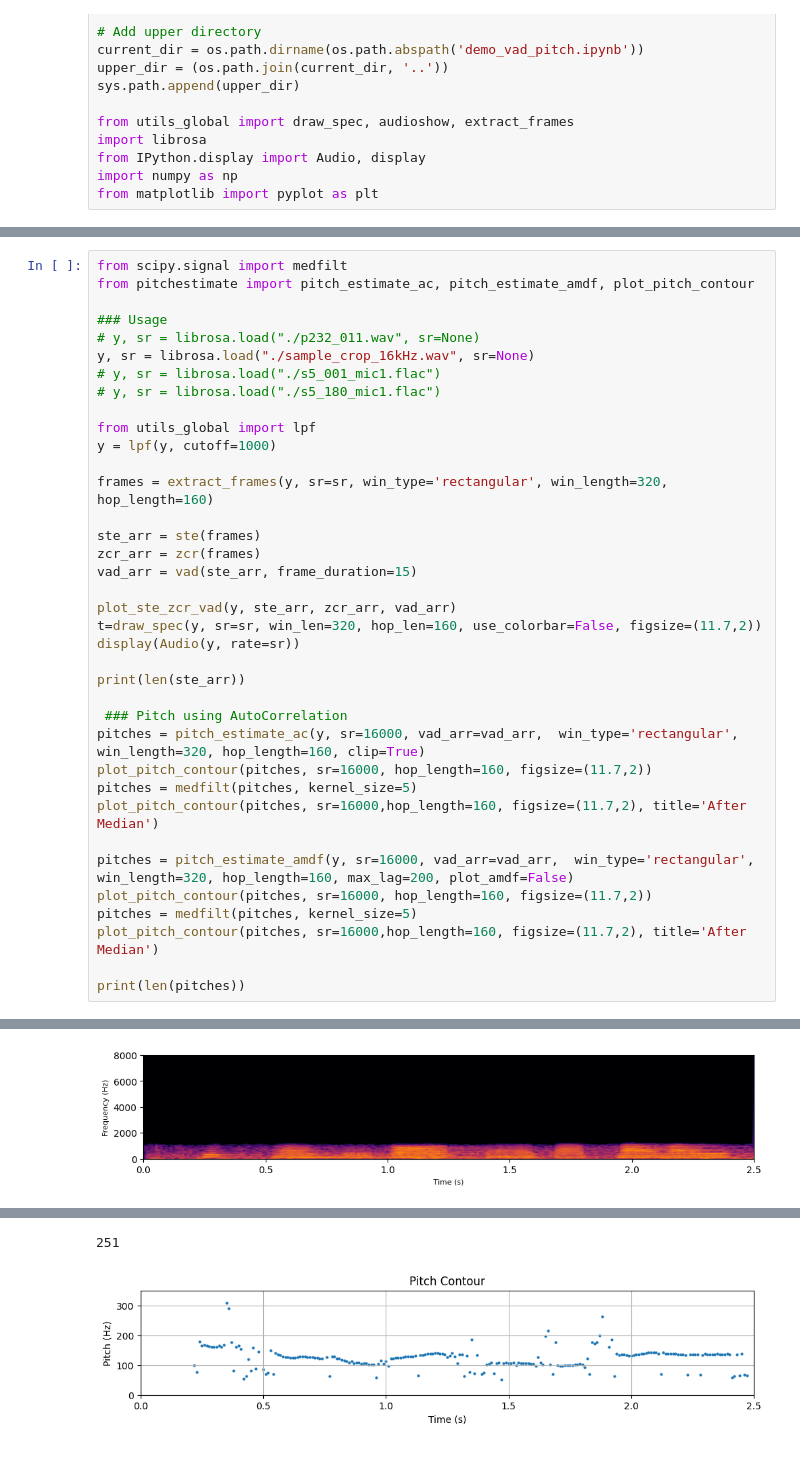
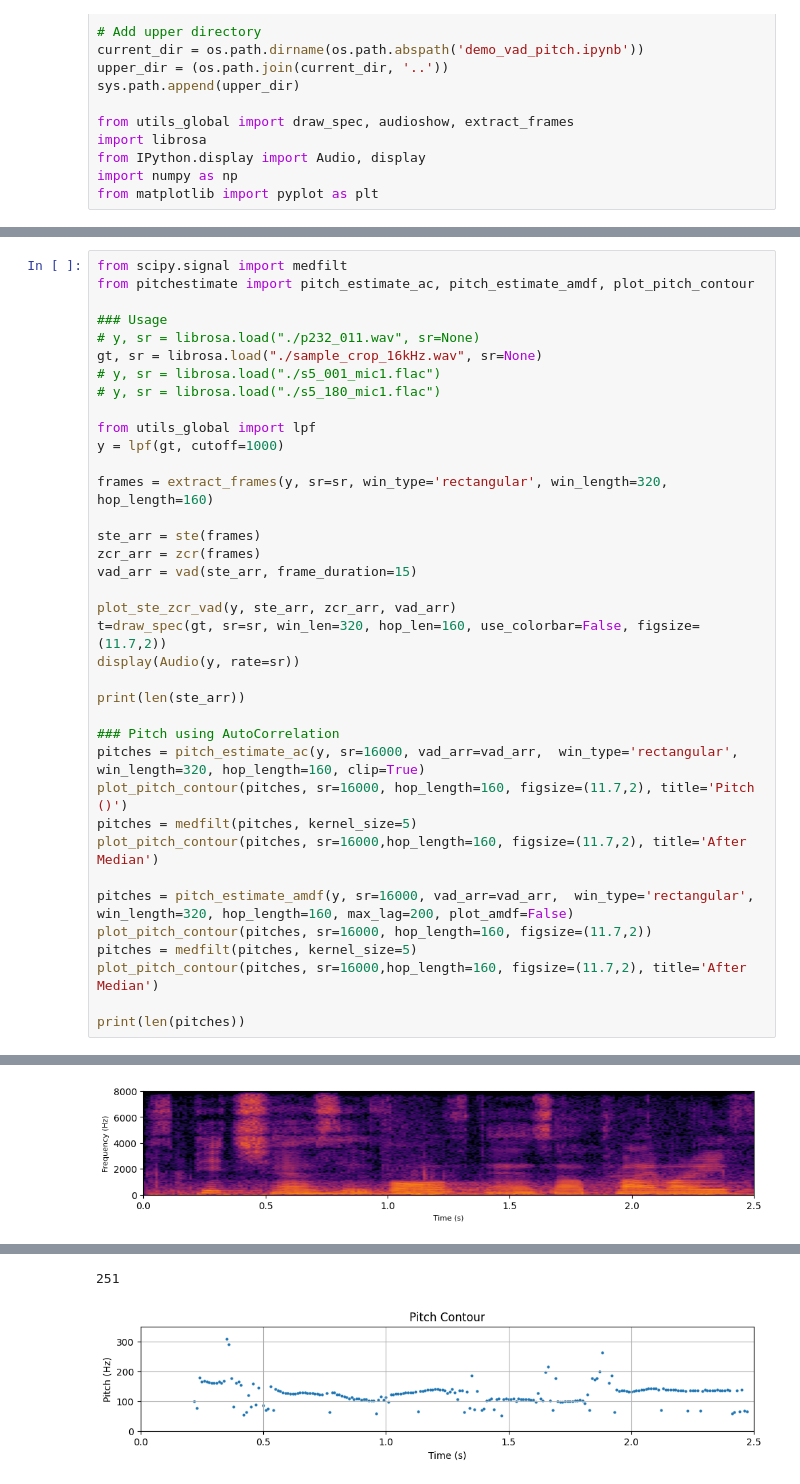
Before and after one commit to woongzip1/SSP, a Jupyter notebook: HW3/demo_vad_pitch.ipynb, the cells around one changed output, grey strips where cells are left out. Cells and saved outputs as stored; diff of their text form.

```diff
--- a/HW3/demo_vad_pitch.ipynb
+++ b/HW3/demo_vad_pitch.ipynb
@@ -31,40 +29,40 @@ from pitchestimate import pitch_estimate_ac, pitch_estimate_amdf, plot_pitch_con
 
 ### Usage
 # y, sr = librosa.load("./p232_011.wav", sr=None)
-y, sr = librosa.load("./sample_crop_16kHz.wav", sr=None)
+gt, sr = librosa.load("./sample_crop_16kHz.wav", sr=None)
 # y, sr = librosa.load("./s5_001_mic1.flac")
 # y, sr = librosa.load("./s5_180_mic1.flac")
 
 from utils_global import lpf
-y = lpf(y, cutoff=1000)
+y = lpf(gt, cutoff=1000)
 
 frames = extract_frames(y, sr=sr, win_type='rectangular', win_length=320, hop_length=160)
 
 ste_arr = ste(frames)
 zcr_arr = zcr(frames)
 vad_arr = vad(ste_arr, frame_duration=15)
 
 plot_ste_zcr_vad(y, ste_arr, zcr_arr, vad_arr)
-t=draw_spec(y, sr=sr, win_len=320, hop_len=160, use_colorbar=False, figsize=(11.7,2))
+t=draw_spec(gt, sr=sr, win_len=320, hop_len=160, use_colorbar=False, figsize=(11.7,2))
 display(Audio(y, rate=sr))
 
 print(len(ste_arr))
 
- ### Pitch using AutoCorrelation
+### Pitch using AutoCorrelation
 pitches = pitch_estimate_ac(y, sr=16000, vad_arr=vad_arr,  win_type='rectangular', win_length=320, hop_length=160, clip=True)
-plot_pitch_contour(pitches, sr=16000, hop_length=160, figsize=(11.7,2))
+plot_pitch_contour(pitches, sr=16000, hop_length=160, figsize=(11.7,2), title='Pitch ()')
 pitches = medfilt(pitches, kernel_size=5)
 plot_pitch_contour(pitches, sr=16000,hop_length=160, figsize=(11.7,2), title='After Median')
 
 pitches = pitch_estimate_amdf(y, sr=16000, vad_arr=vad_arr,  win_type='rectangular', win_length=320, hop_length=160, max_lag=200, plot_amdf=False)
 plot_pitch_contour(pitches, sr=16000, hop_length=160, figsize=(11.7,2))
 pitches = medfilt(pitches, kernel_size=5)
 plot_pitch_contour(pitches, sr=16000,hop_length=160, figsize=(11.7,2), title='After Median')
 
 print(len(pitches))
 # %% [output]
 [figure]
-[figure, old version]
+[figure, new version]
 [interactive output not drawn]
 251
 [figure]
```
Also changed, not shown: parts of 1 cell of this notebook, 8 other files.
